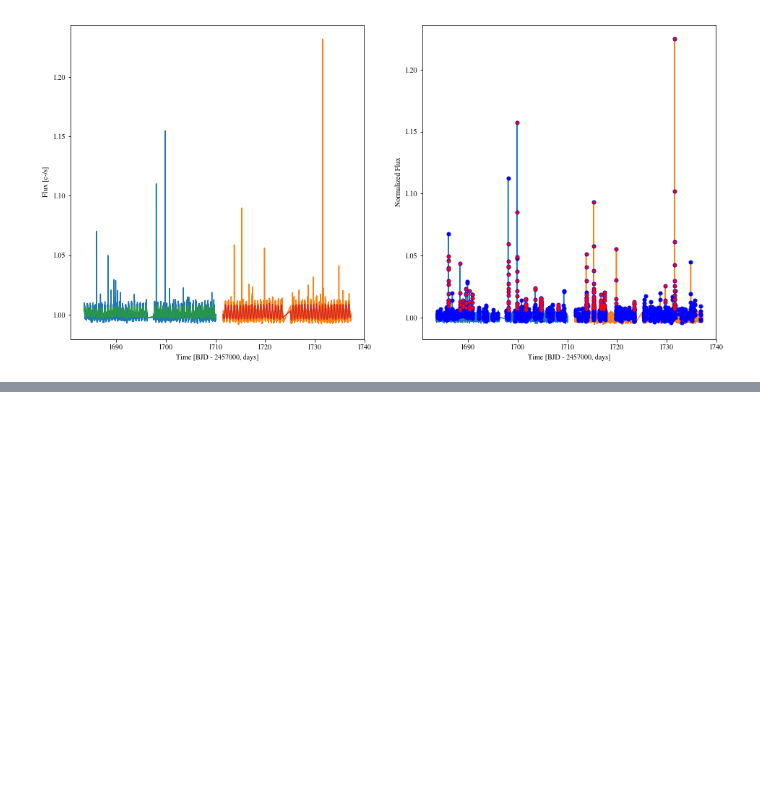
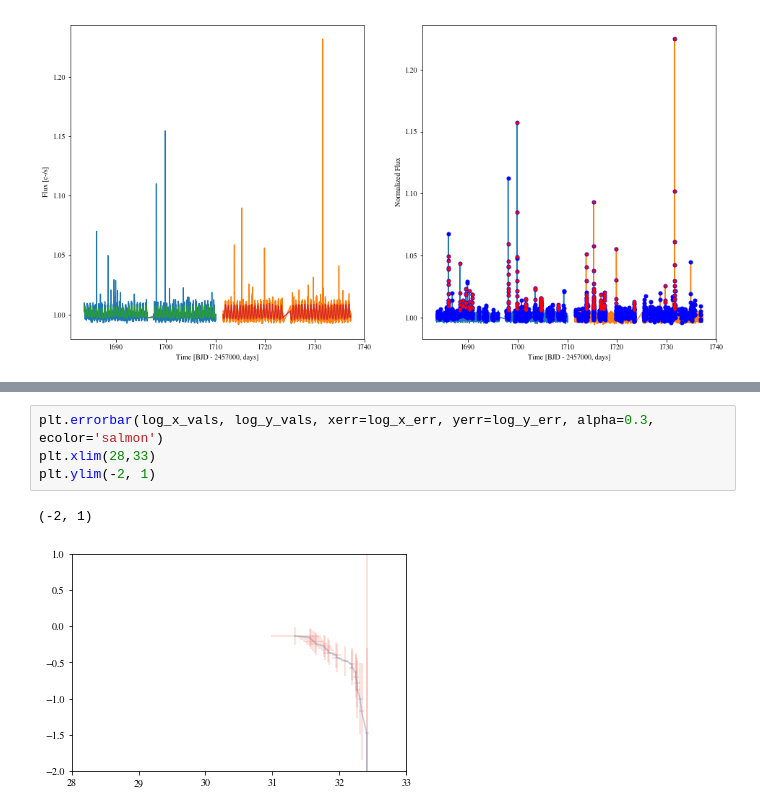
Before and after one commit to spencerw/tess_flare, a Jupyter notebook: gj1243.ipynb, the cells around one changed output, grey strips where cells are left out. Cells and saved outputs as stored; diff of their text form; blank space fills up the shorter version.

```diff
--- a/gj1243.ipynb
+++ b/gj1243.ipynb
@@ -302,0 +313,7 @@ Text(0, 0.5, 'log Cum. Flare Freq (#/day)')
+# %%
+plt.errorbar(log_x_vals, log_y_vals, xerr=log_x_err, yerr=log_y_err, alpha=0.3, ecolor='salmon')
+plt.xlim(28,33)
+plt.ylim(-2, 1)
+# %% [output]
+(-2, 1)
+[figure, added]
```
Also changed, not shown: parts of 9 cells of this notebook.
